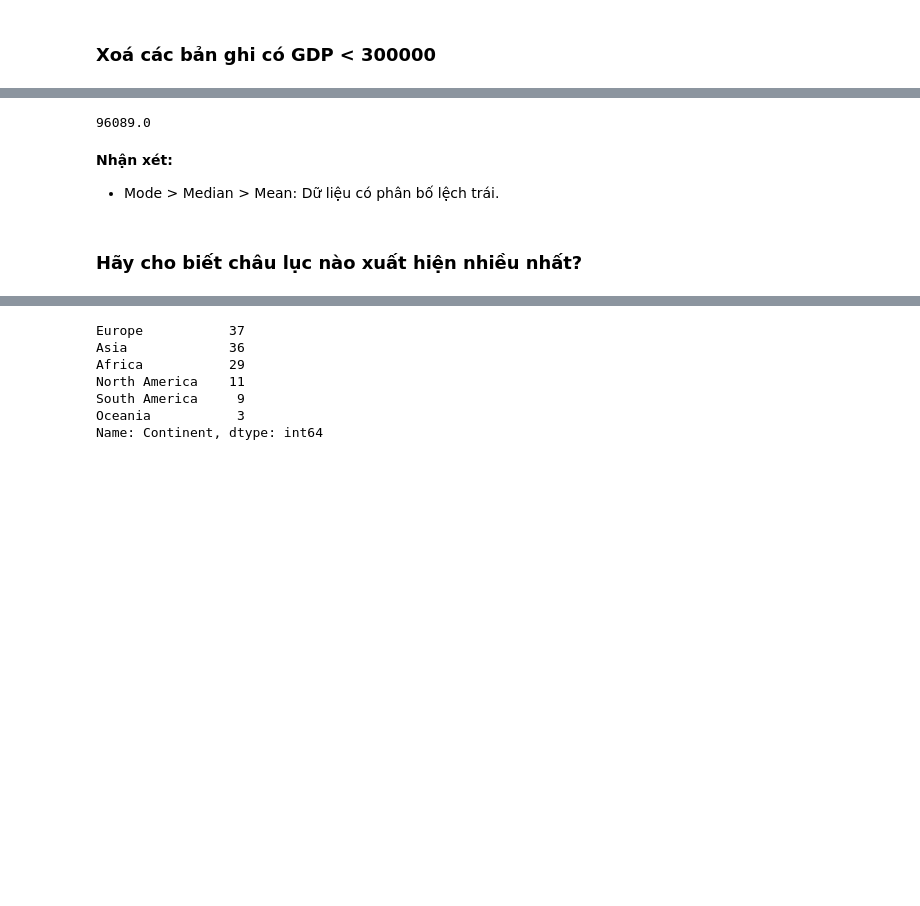
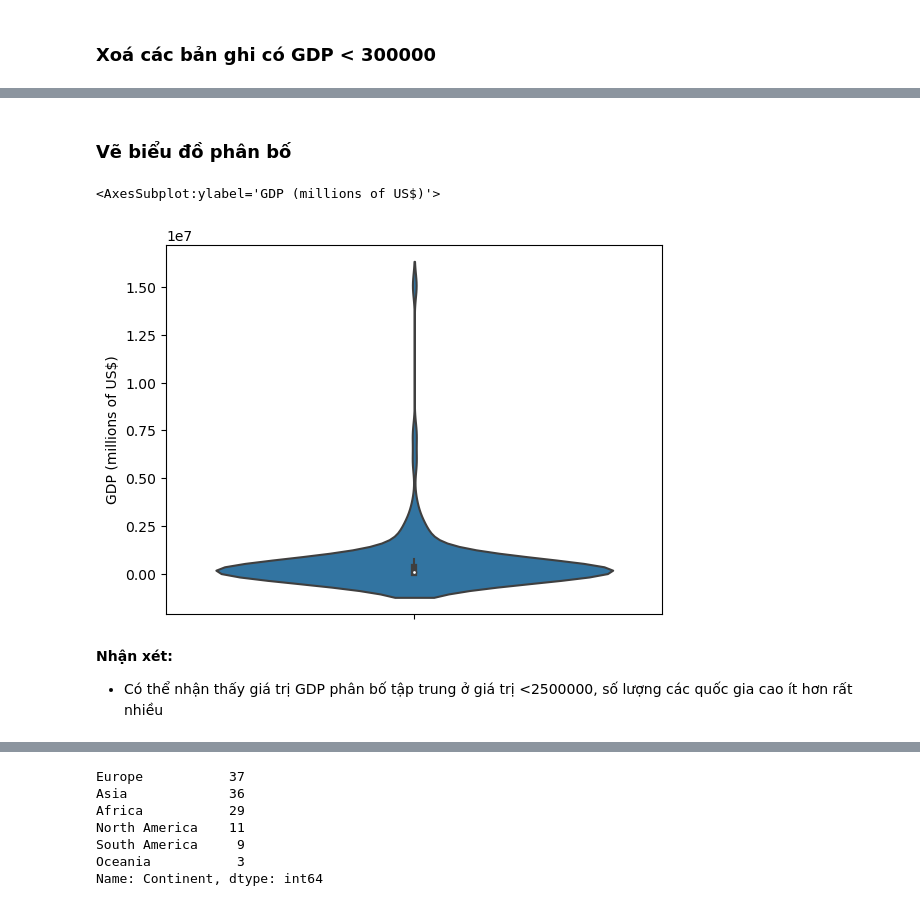
Before and after one commit to Lcutiev/DataCamp, a Jupyter notebook: GPD List.ipynb, the cells around one changed output, grey strips where cells are left out. Drawn from its saved outputs; the diff is of its cells as text; code cells hidden in the pictures; blank space fills up the shorter version.

```diff
--- a/GPD List.ipynb
+++ b/GPD List.ipynb
@@ -346,10 +304,2 @@ gdp['GDP (millions of US$)'].mean()
-# %%
-# median – Tính giá trị trung vị của biến định lượng
-gdp['GDP (millions of US$)'].median()
-# %% [output]
-96089.0
-# %% [markdown]
-**Nhận xét:**
-- Mode > Median > Mean: Dữ liệu có phân bố lệch trái.
-# %% [markdown]
-### **Hãy cho biết châu lục nào xuất hiện nhiều nhất?**
+# %% [markdown]
+### **Vẽ biểu đồ phân bố**
@@ -355,0 +308,8 @@ gdp['GDP (millions of US$)'].median()
+# %%
+sns.violinplot(y=gdp['GDP (millions of US$)'])
+# %% [output]
+<AxesSubplot:ylabel='GDP (millions of US$)'>
+[figure, added]
+# %% [markdown]
+**Nhận xét:**
++ Có thể nhận thấy giá trị GDP phân bố tập trung ở giá trị <2500000, số lượng các quốc gia cao ít hơn rất nhiều
```
Also changed, not shown: parts of 34 cells of this notebook, 8 other files.
